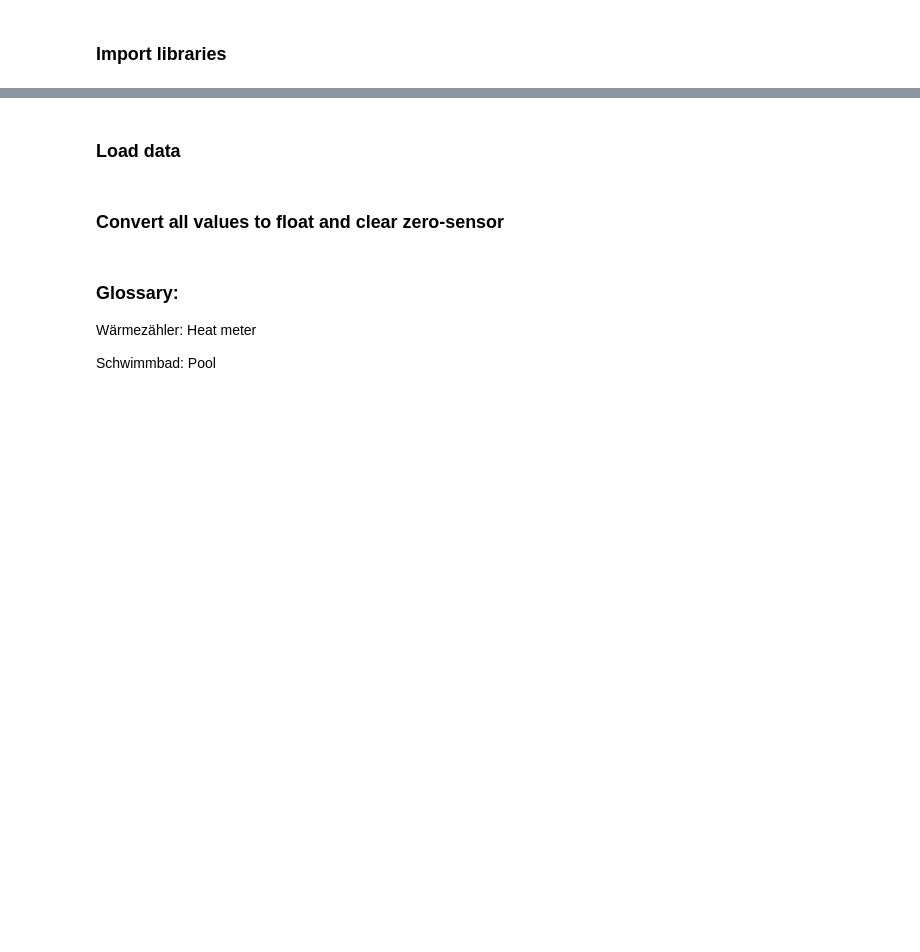
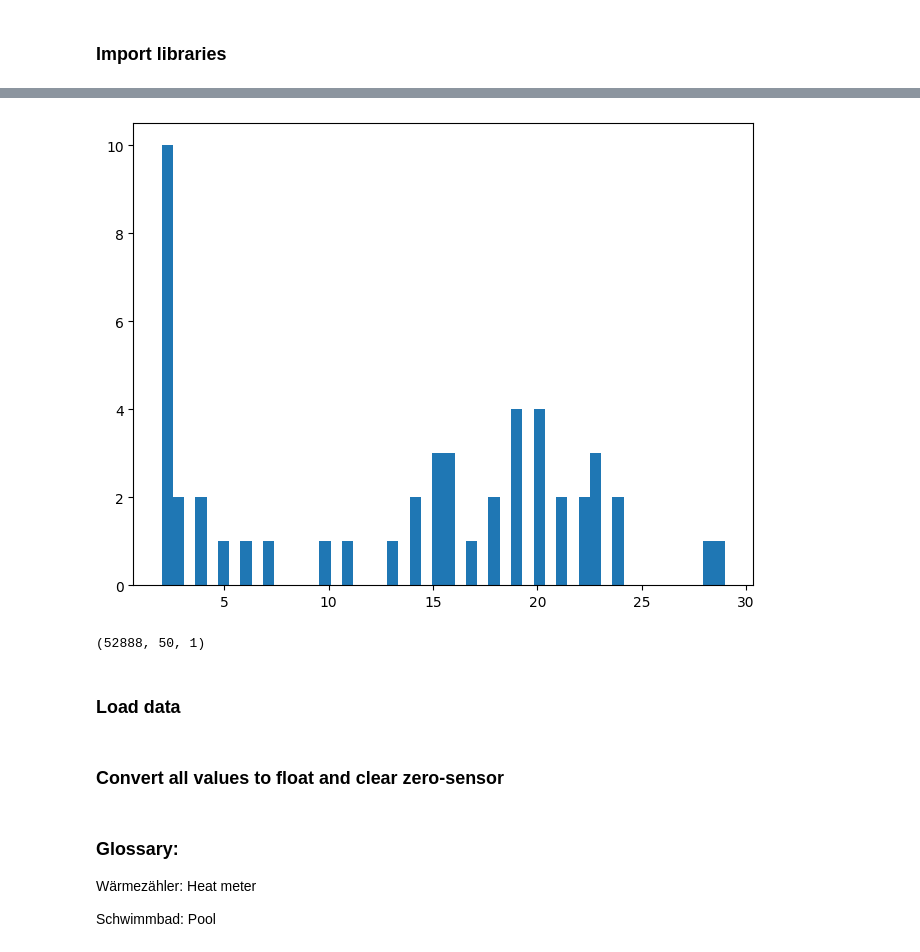
Before and after one commit to MatyaAydin/SemesterProject, a Jupyter notebook: src/eda.ipynb, the cells around one changed output, grey strips where cells are left out. Saved outputs shown, nothing was run; the diff lists cells and outputs as text; code cells hidden in the pictures; blank space fills up the shorter version.

```diff
--- a/src/eda.ipynb
+++ b/src/eda.ipynb
@@ -13,0 +64,17 @@ DATA_FOLDER = '../data/'
+# %%
+degrees = [deg for node, deg in G.degree()]
+plt.figure(figsize=(8, 6))
+plt.hist(degrees, bins=50)
+plt.show()
+# %% [output]
+[figure, added]
+# %%
+all_val = df.drop(columns=['Name'], inplace=False).values
+T, V = all_val.shape
+all_val = all_val.reshape(T, V, 1)
+
+print(all_val.shape)
+
+np.save(os.path.join(DATA_FOLDER, 'flow_preprocessed.npy'), all_val)
+# %% [output]
+(52888, 50, 1)
```
Also changed, not shown: parts of 7 cells of this notebook, 26 other files.
